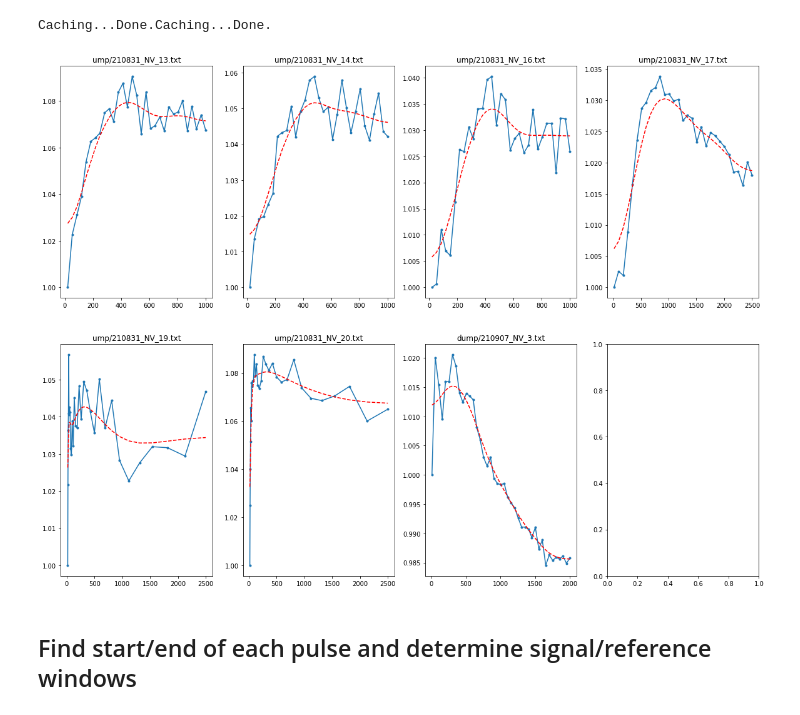
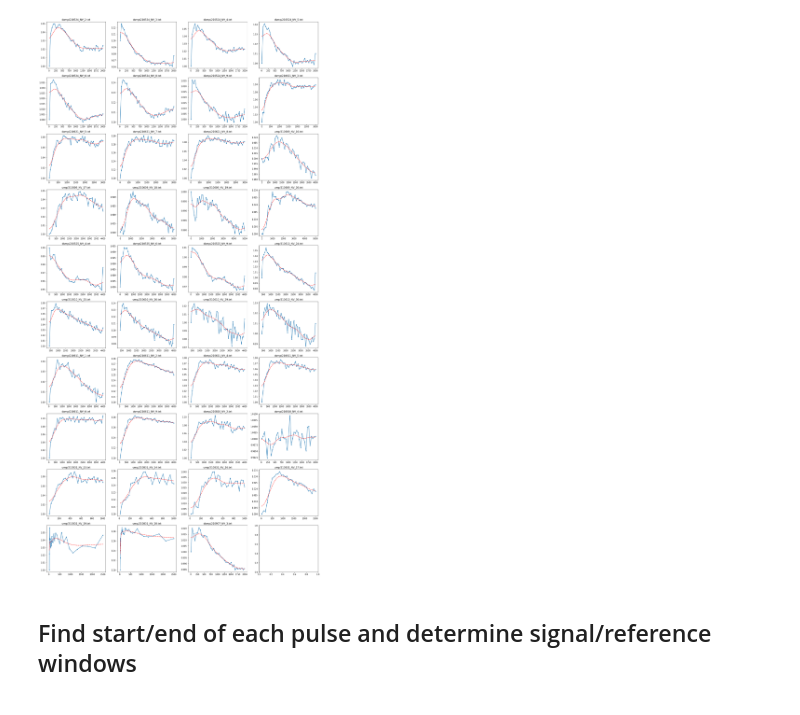
Before and after one commit to LCarnovale/HonoursAnalysis, a Jupyter notebook: analyse_rabi.ipynb, the cells around one changed output. Cells and saved outputs as stored; diff of their text form; code cells hidden in the pictures.

Commit message:
Better rabi analysis method

```diff
--- a/analyse_rabi.ipynb
+++ b/analyse_rabi.ipynb
@@ -15,14 +18,14 @@ from tools.file_finder import find_file
 # root = "./"
 # root2 = "../../../OPTOSYNC/Tweezers1/"
 date_nums = {
-    # "210524":(2, 3, 4, 5, 6, 8, 9),
-    # "210621":(3, 5, 7, 8),
-    # "210609":(16, 17, 18, 19, 20),
-    # "210525":(4, 6, 9),
-    # "210610":(24, 25, 26, 29, 30),
-    # "210611":(1, 2, 4, 5, 6, 9),
-    # "210625":(),
-    # "210810":(2,4),
+    "210524":(2, 3, 4, 5, 6, 8, 9),
+    "210621":(3, 5, 7, 8),
+    "210609":(16, 17, 18, 19, 20),
+    "210525":(4, 6, 9),
+    "210610":(24, 25, 26, 29, 30),
+    "210611":(1, 2, 4, 5, 6, 9),
+    "210625":(),
+    "210810":(2,4),
     "210831": (13, 14, 16, 17, 19, 20),
     "210907": (3,),
 }
@@ -53,30 +56,30 @@ rabi_files = ["test signal"] + rabi_files
 
 raw_titles = [x[-20:] for x in rabi_files]
 proc_titles = [x[-20:] for x in rabi_plot_files]
-# %% [output]
-Caching...Done.Caching...Done.
 # %%
-fig = plt.figure(figsize=(20, 15))
+plot_col = 1
+n_cols = 4
+n_rows = (n_cols - 1 + len(rabi_plots)) // n_cols
+
+fig = plt.figure(figsize=(n_cols*6, n_rows*5))
 tau_axes = [r[0] for r in rabi_plots]
 
-plot_col = 1
-n_cols = 4
 axes = fig.subplots(
-    nrows=(n_cols - 1 + len(rabi_plots)) // n_cols,
+    nrows=n_rows,
     ncols=n_cols, sharex="none").flatten()
 for i, (tau, plot) in enumerate(zip(tau_axes, rabi_plots)):
     ax = axes[i]
     ax.set_title(proc_titles[i])
     data = plot[plot_col]
     z_mask = data != 0.
     smoothed = g_filter(data[z_mask], 3)
     ax.plot(tau[z_mask], data[z_mask], '.-')
     ax.plot(tau[z_mask], smoothed, 'r--')
 
 plt.show()
 # plt.plot(*rabi_plots[2][[0,6]])
 # %% [output]
-[figure, old version]
+[figure, new version]
 # %% [markdown]
 ## Find start/end of each pulse and determine signal/reference windows
 # %%
```
Also changed, not shown: parts of 3 cells of this notebook, 1 other file.
